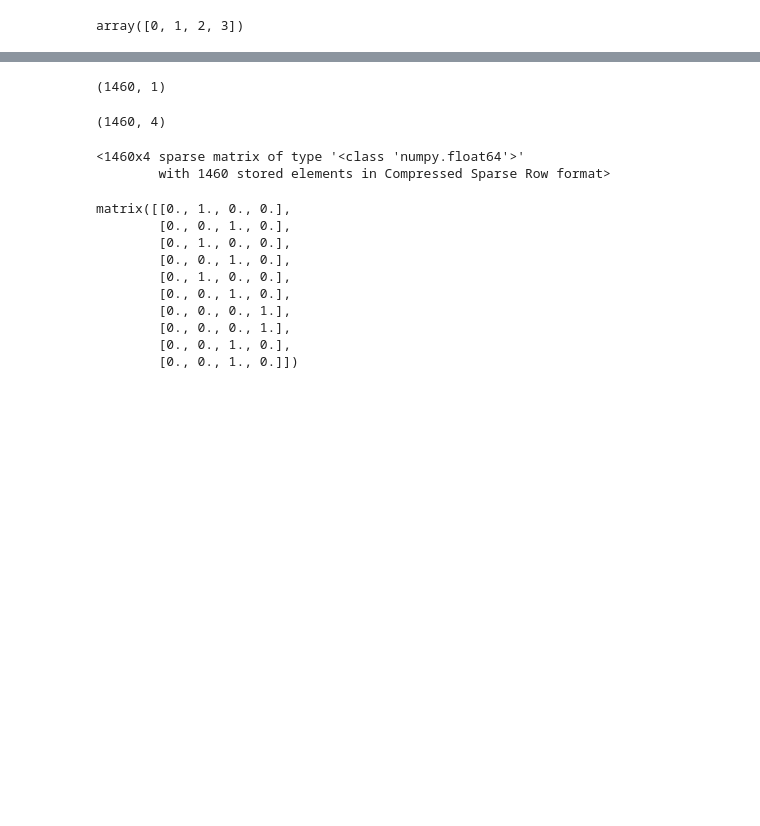
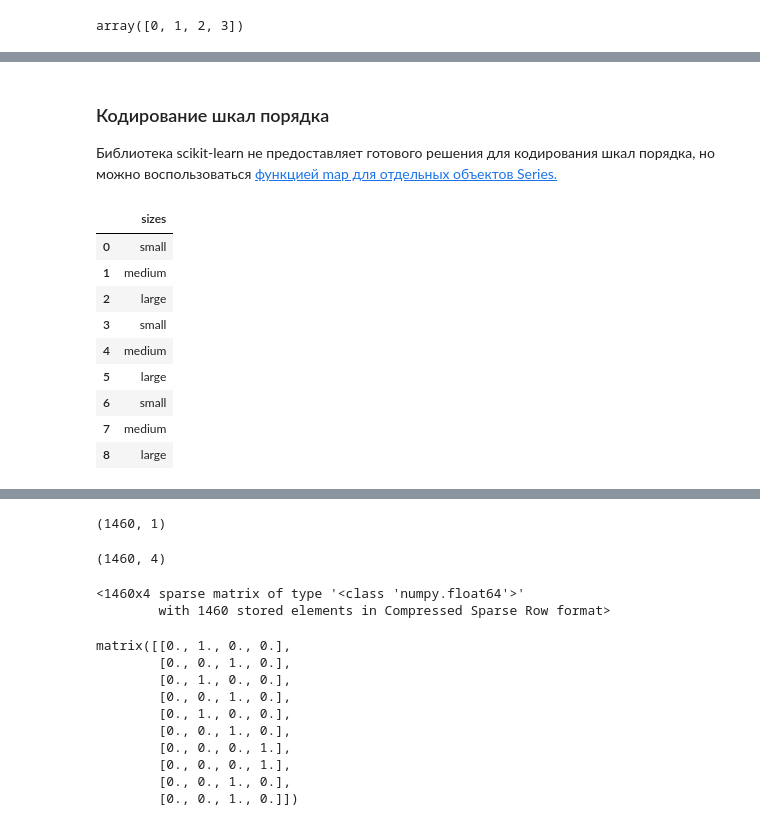
Before and after one commit to ugapanyuk/ml_course_2022, a Jupyter notebook: common/notebooks/missing/handling_missing_norm.ipynb, the cells around one changed output, grey strips where cells are left out. Cells and saved outputs as stored; diff of their text form; code cells hidden in the pictures; blank space fills up the shorter version.

```diff
--- a/common/notebooks/missing/handling_missing_norm.ipynb
+++ b/common/notebooks/missing/handling_missing_norm.ipynb
@@ -393,0 +498,4 @@ array(['BrkCmn', 'BrkFace', 'None', 'Stone'], dtype=object)
+# %% [markdown]
+### Кодирование шкал порядка
+
+Библиотека scikit-learn не предоставляет готового решения для кодирования шкал порядка, но можно воспользоваться [функцией map для отдельных объектов Series.](https://pandas.pydata.org/docs/reference/api/pandas.Series.map.html)
@@ -393,0 +505,14 @@ array(['BrkCmn', 'BrkFace', 'None', 'Stone'], dtype=object)
+# %%
+pd_sizes = pd.DataFrame(data={'sizes':sizes})
+pd_sizes
+# %% [output]
+|  | sizes |
+| 0 | small |
+| 1 | medium |
+| 2 | large |
+| 3 | small |
+| 4 | medium |
+| 5 | large |
+| 6 | small |
+| 7 | medium |
+| 8 | large |
```
Also changed, not shown: parts of 26 cells of this notebook, 1 other file.
